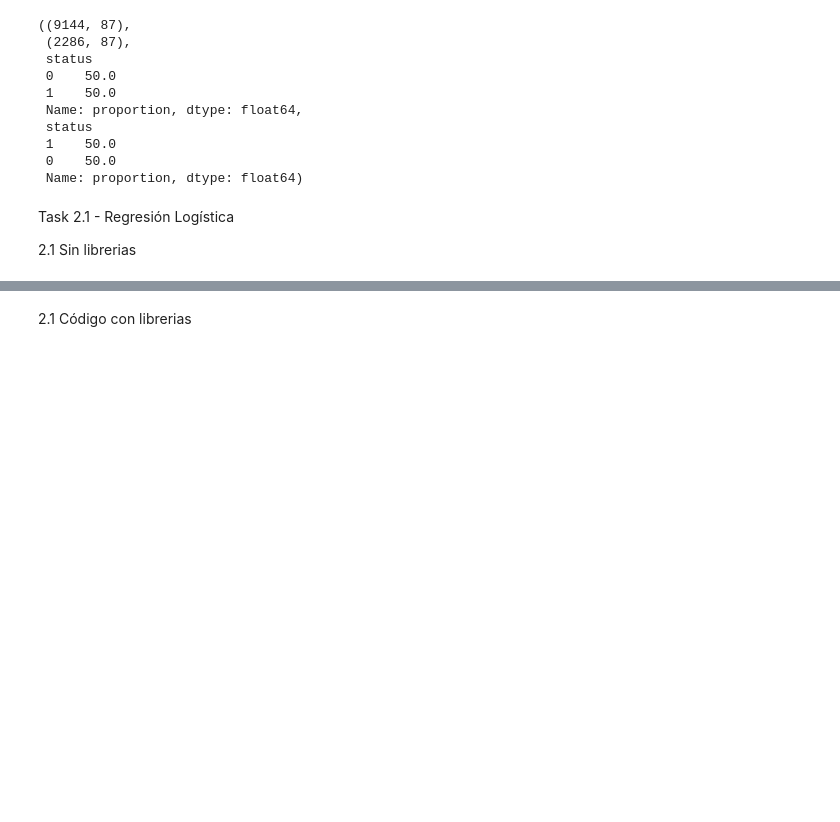
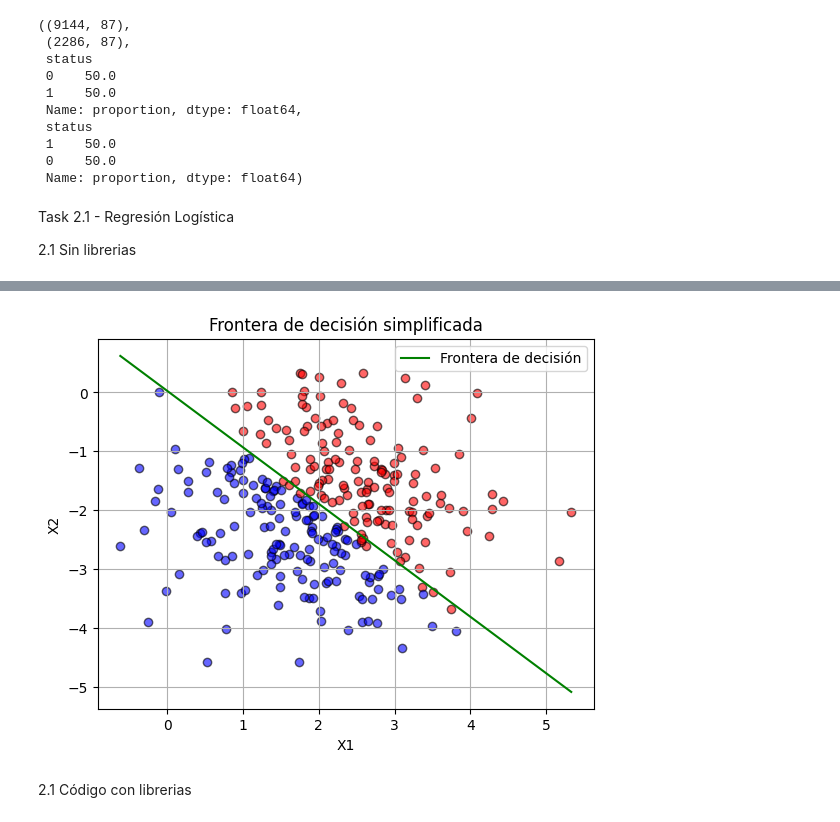
Before and after one commit to JPS4321/Lab1_IA, a Jupyter notebook: Laboratorio 1.ipynb, the cells around one changed output, grey strips where cells are left out. Saved outputs shown, nothing was run; the diff lists cells and outputs as text; code cells hidden in the pictures; blank space fills up the shorter version.

```diff
--- a/Laboratorio 1.ipynb
+++ b/Laboratorio 1.ipynb
@@ -173,6 +173,7 @@ Task 2.1 - Regresión Logística
 2.1 Sin librerias
 # %%
 import math
+import matplotlib.pyplot as plt
 
 # Constante e (aproximación)
 E = 2.718281828459045
@@ -190,7 +191,7 @@ def log(x, iterations=100):
     if x > 2:
         return log(x/E) + 1
     elif x < 0.5:
-      return log(x*E) - 1
+        return log(x*E) - 1
     n = (x - 1) / (x + 1)
     result = 0
     for i in range(1, iterations * 2, 2):
@@ -251,12 +252,12 @@ theta, cost_history = gradient_descent(X, y, theta, learning_rate, epochs)
 # Mostrar la evolución del costo (primeras 10 épocas)
 print("Evolución del costo por épocas (primeras 10):")
 for epoch, cost in enumerate(cost_history[:10]):
-    print(f"Época {epoch + 1}: Costo = {cost:.4f}")
+    print("Época " + str(epoch + 1) + ": Costo = " + str(round(cost, 4)))
 
 # Mostrar los parámetros finales
 print("\nParámetros finales del modelo:")
 for i, param in enumerate(theta):
-    print(f"Theta {i}: {param:.4f}")
+    print("Theta " + str(i) + ": " + str(round(param, 4)))
 
 # Mostrar algunos ejemplos clasificados
 print("\nEjemplos clasificados:")
@@ -264,7 +265,30 @@ for i in range(10):
     z = sum(X[i][j] * theta[j] for j in range(len(theta)))
     h = sigmoid(z)
     prediccion = 1 if h >= 0.5 else 0
-    print(f"Real: {y[i]}, Predicción: {prediccion}, Probabilidad: {h:.4f}")
+    print("Real: " + str(y[i]) + ", Predicción: " + str(prediccion) + ", Probabilidad: " + str(round(h, 4)))
+
+# Graficar la frontera de decisión simplificada
+x1_vals = [x[1] for x in X]
+x2_vals = [x[2] for x in X]
+x1_min, x1_max = min(x1_vals), max(x1_vals)
+x2_min, x2_max = min(x2_vals), max(x2_vals)
+
+# Generar puntos para la frontera
+x1_line = [x1_min, x1_max]
+x2_line = [-(theta[0] + theta[1] * x) / theta[2] for x in x1_line]
+
+# Graficar puntos y la frontera
+for i in range(len(X)):
+    color = 'red' if y[i] == 1 else 'blue'
+    plt.scatter(X[i][1], X[i][2], color=color, alpha=0.6, edgecolor='k')
+
+plt.plot(x1_line, x2_line, color='green', label='Frontera de decisión')
+plt.title("Frontera de decisión simplificada")
+plt.xlabel("X1")
+plt.ylabel("X2")
+plt.legend()
+plt.grid(True)
+plt.show()
 # %% [output]
 Evolución del costo por épocas (primeras 10):
 Época 1: Costo = 0.6916
@@ -284,5 +308,6 @@ Real: 0, Predicción: 0, Probabilidad: 0.0780
 Real: 1, Predicción: 1, Probabilidad: 0.8753
 Real: 0, Predicción: 0, Probabilidad: 0.4425
+[figure, added]
 # %% [markdown]
 2.1 Código con librerias
 # %%
```
Also changed, not shown: parts of 1 cell of this notebook.
